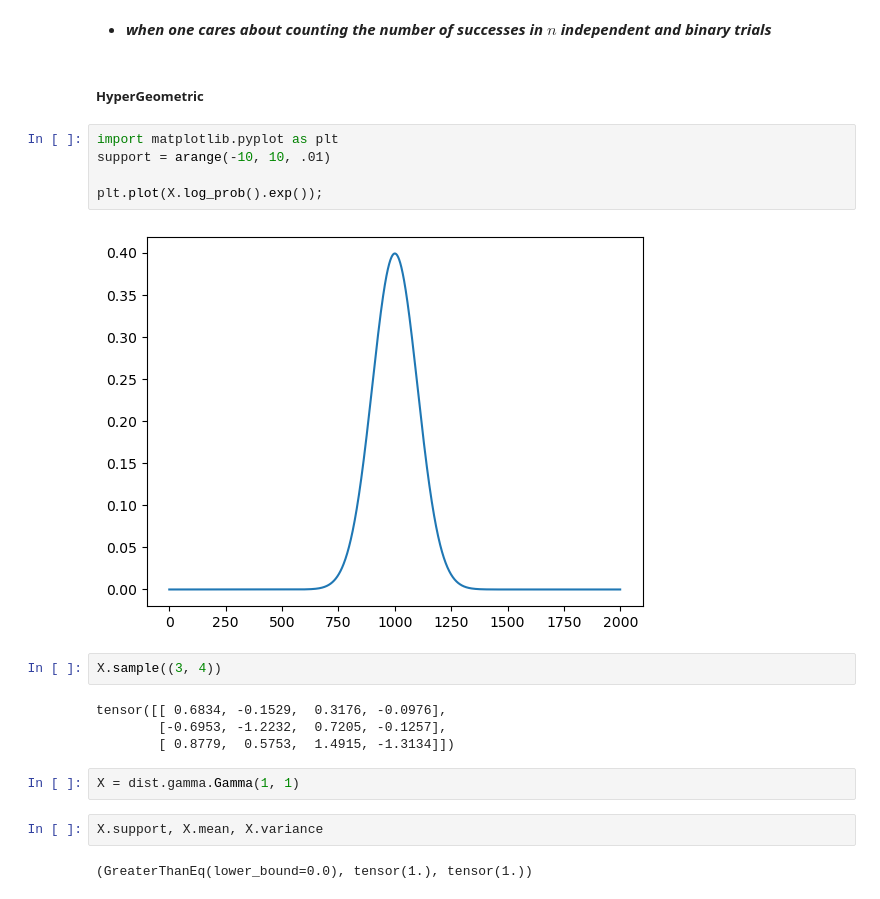
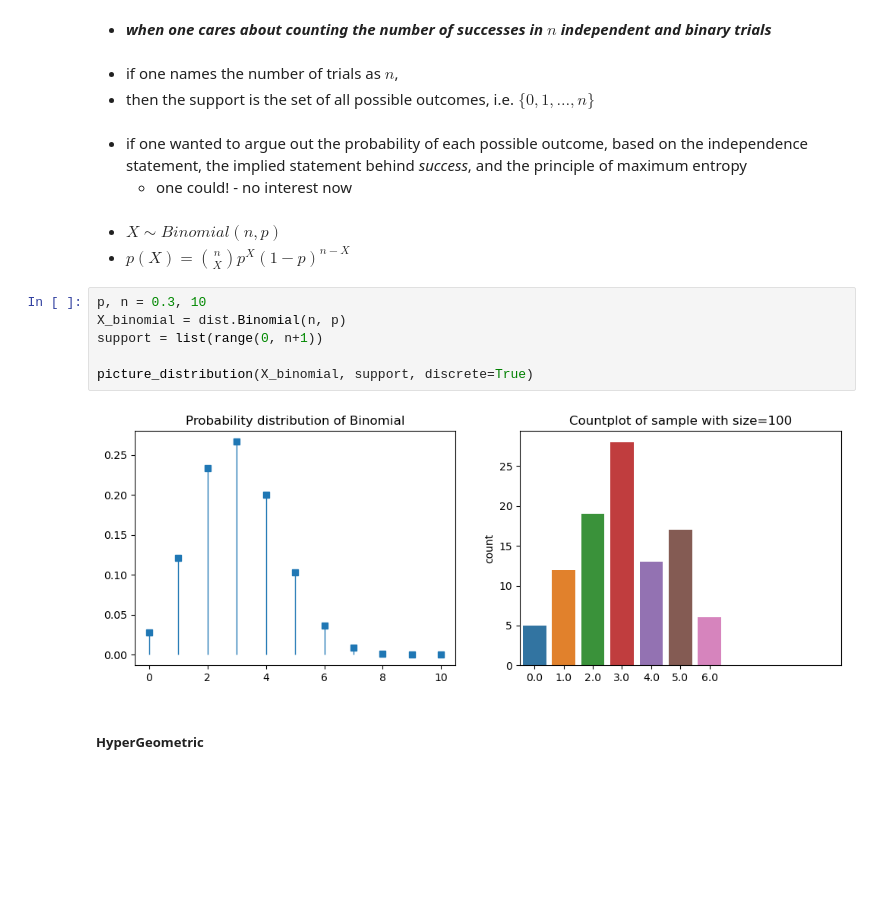
Before and after one commit to emanuelfrazao/ml-diaries, a Jupyter notebook: 23-02-27/probability_distributions.ipynb, the cells around one changed output. Drawn from its saved outputs; the diff is of its cells as text; blank space fills up the shorter version.

```diff
--- a/23-02-27/probability_distributions.ipynb
+++ b/23-02-27/probability_distributions.ipynb
@@ -102,24 +142,22 @@ ax.set_title("Samples from categorical distribution with probs=[0.2, 0.3, 0.5]")
 ##### **Binomial**
 # %% [markdown]
 * ***when one cares about counting the number of successes in $n$ independent and binary trials***
+# %% [markdown]
+* if one names the number of trials as $n$,
+* then the support is the set of all possible outcomes, i.e. $\{0, 1, \dots, n\}$
+# %% [markdown]
+* if one wanted to argue out the probability of each possible outcome, based on the independence statement, the implied statement behind _success_, and the principle of maximum entropy
+    * one could! - no interest now
+# %% [markdown]
+* $X \sim Binomial(n, p)$
+* $p(X) = \binom{n}{X}p^X (1-p)^{n-X}$
+# %%
+p, n = 0.3, 10
+X_binomial = dist.Binomial(n, p)
+support = list(range(0, n+1))
+
+picture_distribution(X_binomial, support, discrete=True)
+# %% [output]
+[figure, added]
 # %% [markdown]
 ##### **HyperGeometric**
-# %%
-import matplotlib.pyplot as plt
-support = arange(-10, 10, .01)
-
-plt.plot(X.log_prob().exp());
-# %% [output]
-[figure, removed]
-# %%
-X.sample((3, 4))
-# %% [output]
-tensor([[ 0.6834, -0.1529,  0.3176, -0.0976],
-        [-0.6953, -1.2232,  0.7205, -0.1257],
-        [ 0.8779,  0.5753,  1.4915, -1.3134]])
-# %%
-X = dist.gamma.Gamma(1, 1)
-# %%
-X.support, X.mean, X.variance
-# %% [output]
-(GreaterThanEq(lower_bound=0.0), tensor(1.), tensor(1.))
```
Also changed, not shown: parts of 44 cells of this notebook, 2 other files.
